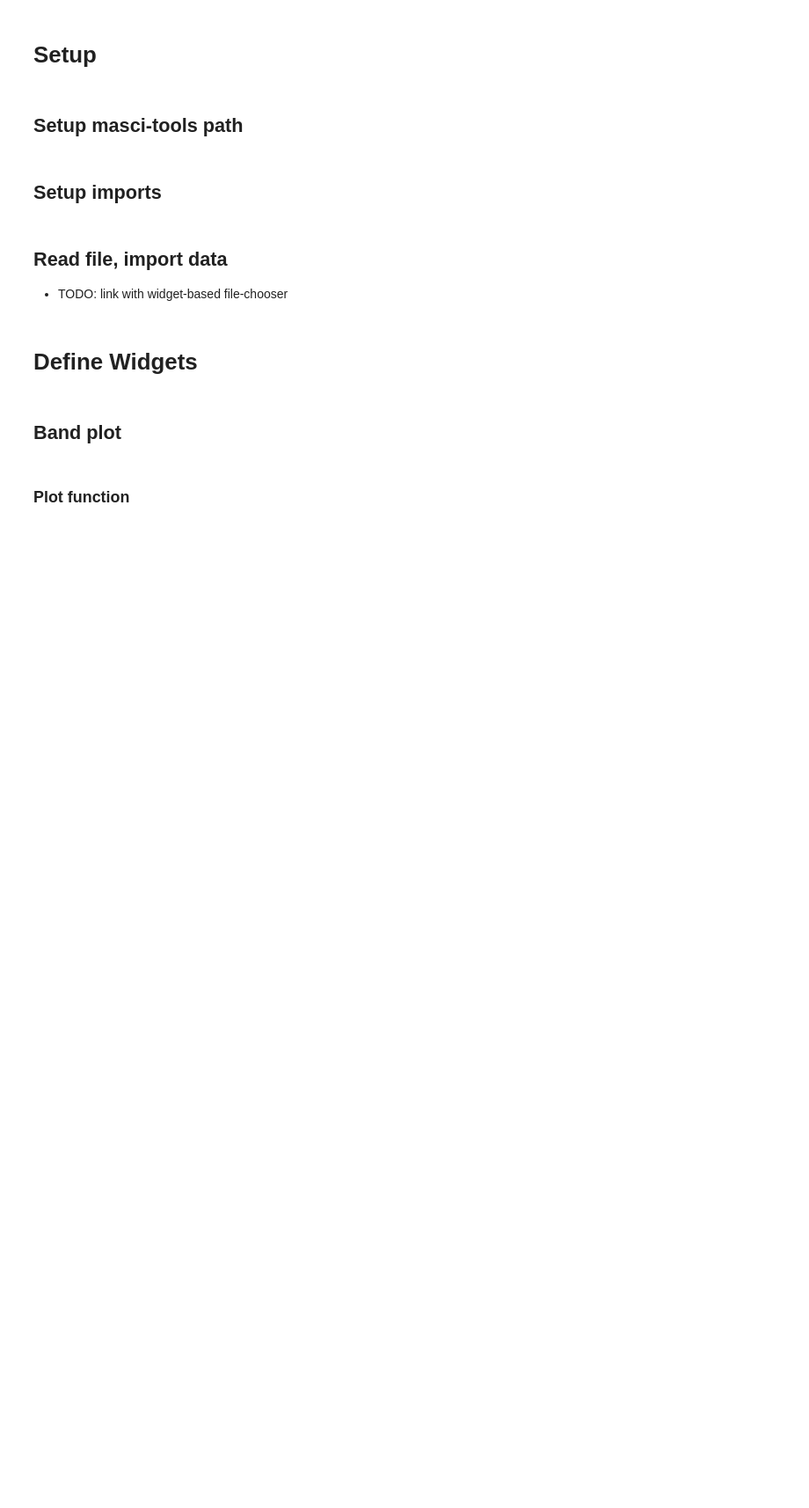
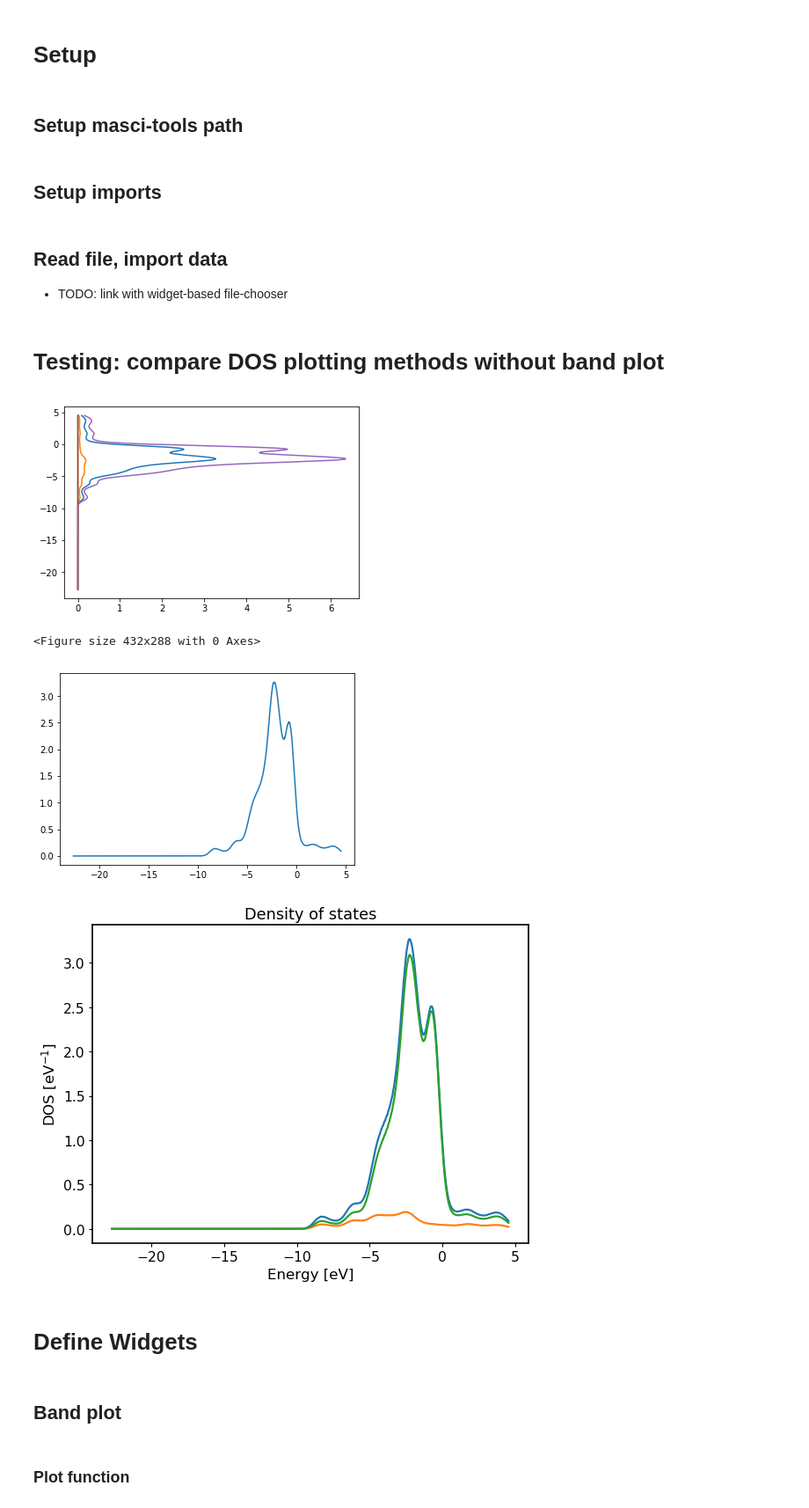
Before and after one commit to JuDFTteam/masci-tools, a Jupyter notebook: studenproject18ws/jupyter/banddos06_bandDOS-combined.ipynb, the cells around one changed output. Shown at 88% size. Cells and saved outputs as stored; diff of their text form; code cells hidden in the pictures; blank space fills up the shorter version.

Commit message:
added plot dos() method. example in notebook banddos06.

```diff
--- a/studenproject18ws/jupyter/banddos06_bandDOS-combined.ipynb
+++ b/studenproject18ws/jupyter/banddos06_bandDOS-combined.ipynb
@@ -90,6 +90,51 @@ with extractor as h5file:
     #
     # Use data outside the with-statement (in-memory access: all HDF5 datasets converted to numpy ndarrays):
     data.move_datasets_to_memory()
+# %% [markdown]
+# Testing: compare DOS plotting methods without band plot
+# %%
+def plot_dos_old(ax_dos, filepath_dos):
+    dos_data = np.genfromtxt(filepath_dos).T
+    energy_dos = dos_data[0]
+    totdos = dos_data[1]
+    interst = dos_data[2]
+    vac1 = dos_data[3]
+    vac2 = dos_data[4]
+    weights_atomgrps_dos = dos_data[5:]
+
+#     ax_dos = fig.add_subplot(111)
+    ax_dos.plot(totdos, energy_dos)
+    ax_dos.plot(interst, energy_dos)
+
+    #constant 0
+    ax_dos.plot(vac1, energy_dos)
+    ax_dos.plot(vac2, energy_dos)
+
+    ax_dos.plot((sum(weights_atomgrps_dos)+interst), energy_dos)
+#     plt.show()
+
+
+# compare our plot_dos (OLD one as of 17.01.19), and masci-tool's plot_dos output.
+fig, ax = plt.subplots(1)
+plot_dos_old(ax, filepaths_dos[0])
+plt.show()
+
+plt.clf()
+fig, ax = plt.subplots(1)
+sel = data.simulate_gui_selection()
+bandplotter.dos(filepaths_dos[0], sel.mask_groups, sel.mask_characters,
+           select_groups=True, interstitial=True, all_characters=True,
+               ax=ax)
+plt.show()
+
+
+from masci_tools.vis.plot_methods import plot_dos as plot_dos_masci
+plot_dos_masci(filepaths_dos[0])
+# %% [output]
+[figure, added]
+<Figure size 432x288 with 0 Axes>
+[figure, added]
+[figure, added]
 # %% [markdown]
 # Define Widgets
 # %% [markdown]
```
Also changed, not shown: parts of 4 cells of this notebook, 2 other files.
